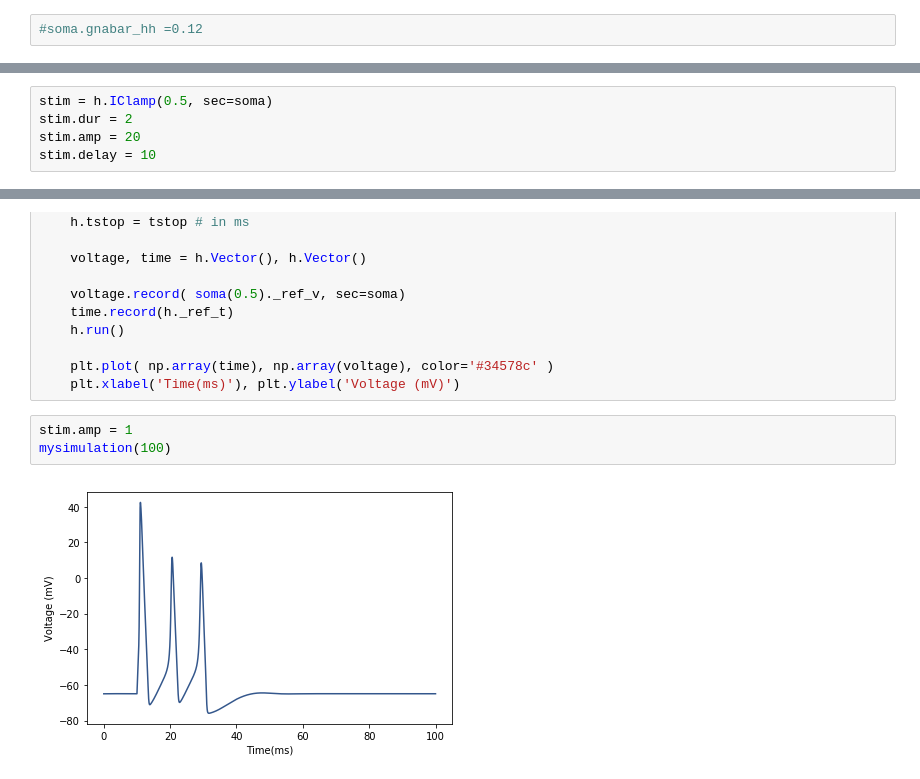
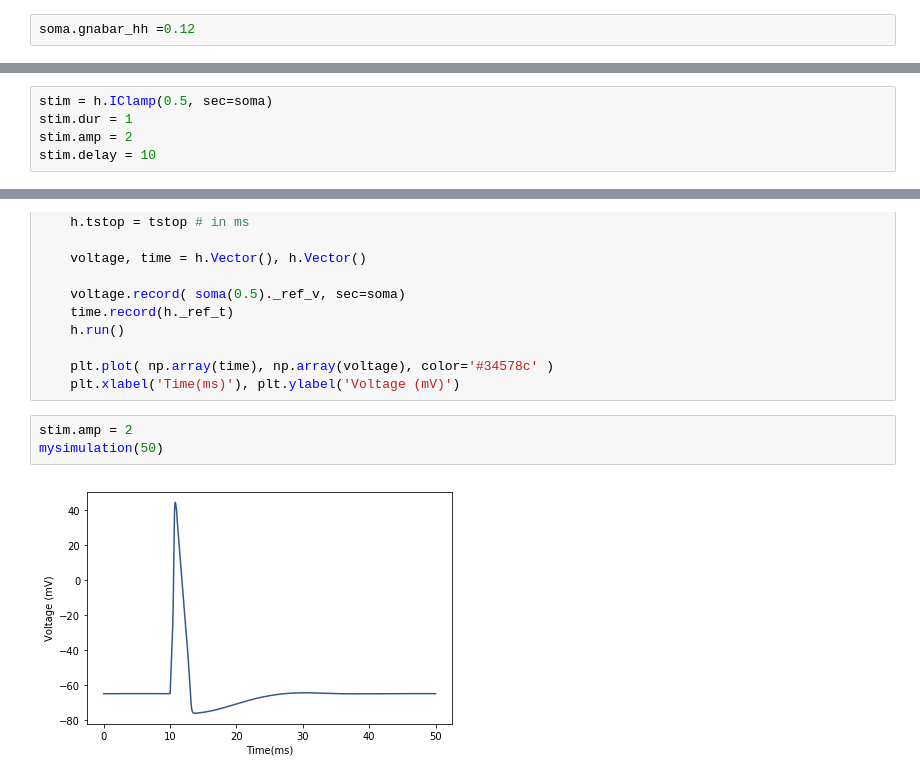
Before and after one commit to ClaudiaEsp/NEURON_2019, a Jupyter notebook: SingleAP.ipynb, the cells around one changed output, grey strips where cells are left out. Cells and saved outputs as stored; diff of their text form.

```diff
--- a/SingleAP.ipynb
+++ b/SingleAP.ipynb
@@ -30,14 +30,14 @@ soma.insert('hh')
 # %% [output]
 soma
 # %%
-#soma.gnabar_hh =0.12
+soma.gnabar_hh =0.12
 # %% [markdown]
 <H2>Create instrumentation</H2>
 <P>One electrode in the center of the compartment to inject current<P>
 # %%
 stim = h.IClamp(0.5, sec=soma)
-stim.dur = 2
-stim.amp = 20
+stim.dur = 1
+stim.amp = 2
 stim.delay = 10
 # %% [markdown]
 <H2>Define a function to perform the simulation</H2>
@@ -64,7 +64,7 @@ def mysimulation(tstop):
     plt.plot( np.array(time), np.array(voltage), color='#34578c' )
     plt.xlabel('Time(ms)'), plt.ylabel('Voltage (mV)')
 # %%
-stim.amp = 1
-mysimulation(100)
+stim.amp = 2
+mysimulation(50)
 # %% [output]
-[figure, old version]
+[figure, new version]
```
Also changed, not shown: 1 other file.
